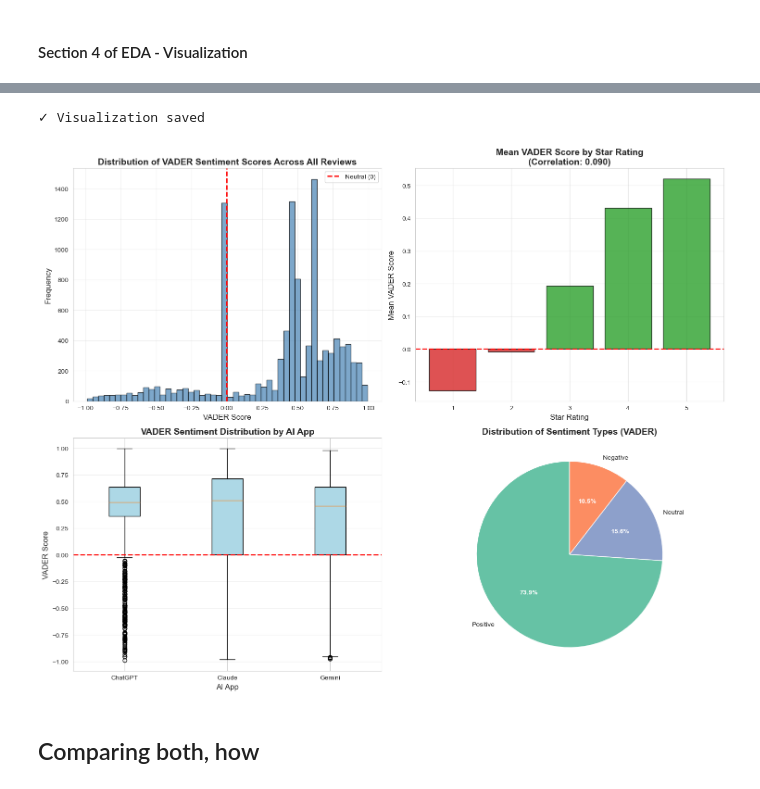
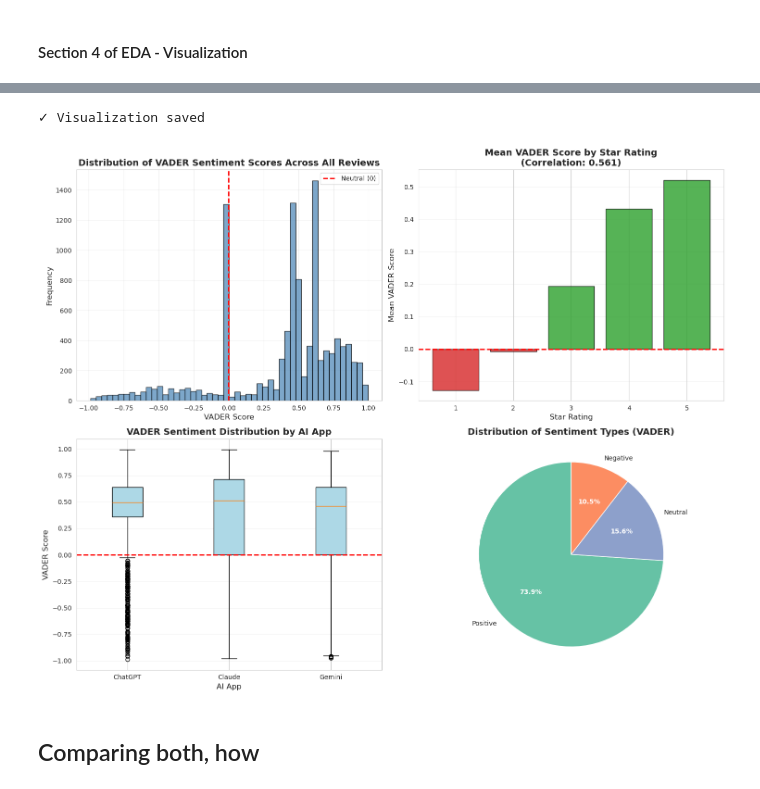
Before and after one commit to COGS108/Group114_WI26, a Jupyter notebook: 02-EDACheckpoint.ipynb, the cells around one changed output, grey strips where cells are left out. Cells and saved outputs as stored; diff of their text form; code cells hidden in the pictures.

```diff
--- a/02-EDACheckpoint.ipynb
+++ b/02-EDACheckpoint.ipynb
@@ -1009,7 +1009,7 @@ axes[0, 1].bar(rating_means.index, rating_means.values, color=colors, edgecolor=
 axes[0, 1].axhline(y=0, color='red', linestyle='--', linewidth=2)
 axes[0, 1].set_xlabel('Star Rating', fontsize=12)
 axes[0, 1].set_ylabel('Mean AnthroScore', fontsize=12)
-axes[0, 1].set_title(f'Mean AnthroScore by Star Rating\n(Correlation: {correlation:.3f})',
+axes[0, 1].set_title(f'Mean AnthroScore by Star Rating\n(Correlation: {correlation_anthro:.3f})',
                      fontsize=14, fontweight='bold')
 axes[0, 1].set_xticks([1, 2, 3, 4, 5])
 axes[0, 1].grid(axis='y', alpha=0.3)
@@ -1069,7 +1069,7 @@ axes[0, 1].axhline(y=0, color='red', linestyle='--', linewidth=2)
 
 axes[0, 1].set_xlabel('Star Rating', fontsize=12)
 axes[0, 1].set_ylabel('Mean VADER Score', fontsize=12)
-axes[0, 1].set_title(f'Mean VADER Score by Star Rating\n(Correlation: {correlation:.3f})',
+axes[0, 1].set_title(f'Mean VADER Score by Star Rating\n(Correlation: {correlation_vader:.3f})',
                      fontsize=14, fontweight='bold')
 
 axes[0, 1].set_xticks([1, 2, 3, 4, 5])
@@ -1095,34 +1095,34 @@ sentiment_counts = df['sentiment_type'].value_counts()
 colors_pie = {
     'Positive': '#66c2a5',
     'Neutral': '#8da0cb',
     'Negative': '#fc8d62'
 }
 
 pie_colors = [colors_pie[label] for label in sentiment_counts.index]
 
 wedges, texts, autotexts = axes[1, 1].pie(
     sentiment_counts.values,
     labels=sentiment_counts.index,
     autopct='%1.1f%%',
     startangle=90,
     colors=pie_colors
 )
 
 for autotext in autotexts:
     autotext.set_color('white')
     autotext.set_fontweight('bold')
 
 axes[1, 1].set_title('Distribution of Sentiment Types (VADER)', fontsize=14, fontweight='bold')
 
 plt.tight_layout()
 plt.savefig('data/01-interim/vader_sentiment_analysis.png', dpi=300, bbox_inches='tight')
 
 print("✓ Visualization saved")
 
 plt.show()
 # %% [output]
 ✓ Visualization saved
-[figure, old version]
+[figure, new version]
 # %% [markdown]
 ## Comparing both, how
 # %%
```
Also changed, not shown: parts of 5 cells of this notebook, 3 other files.
